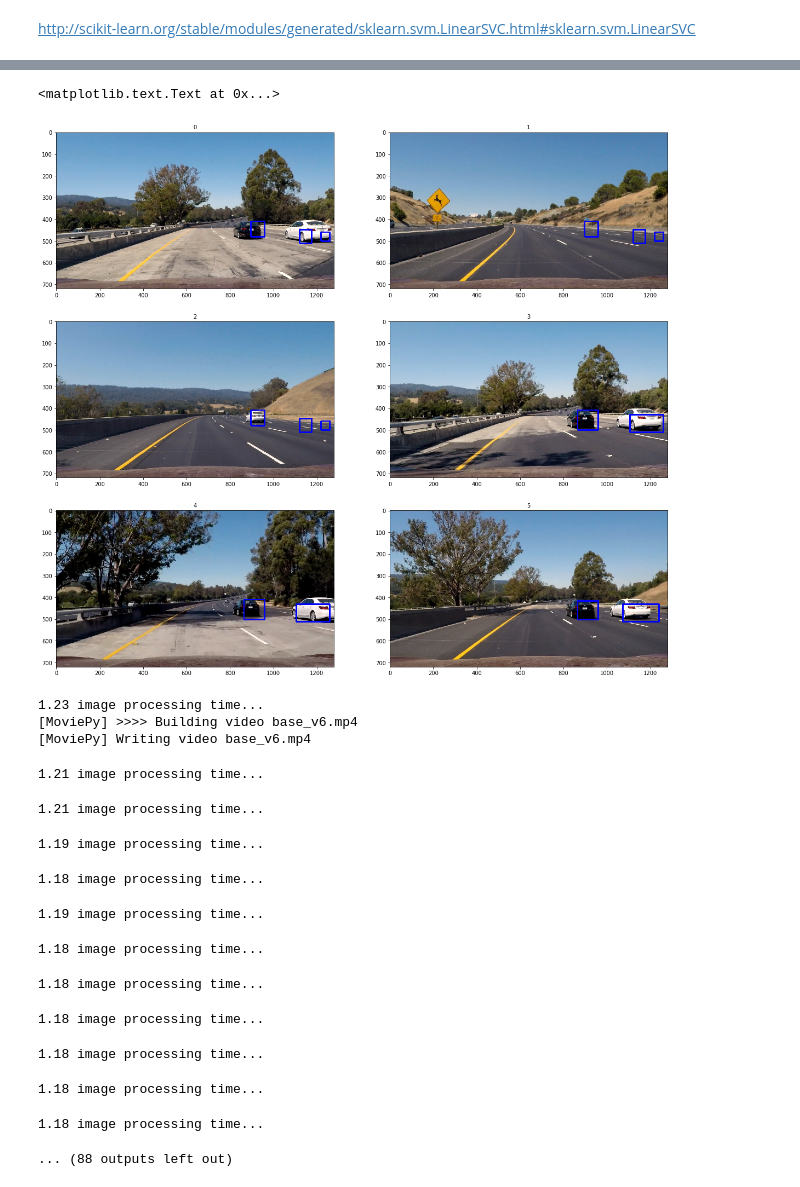
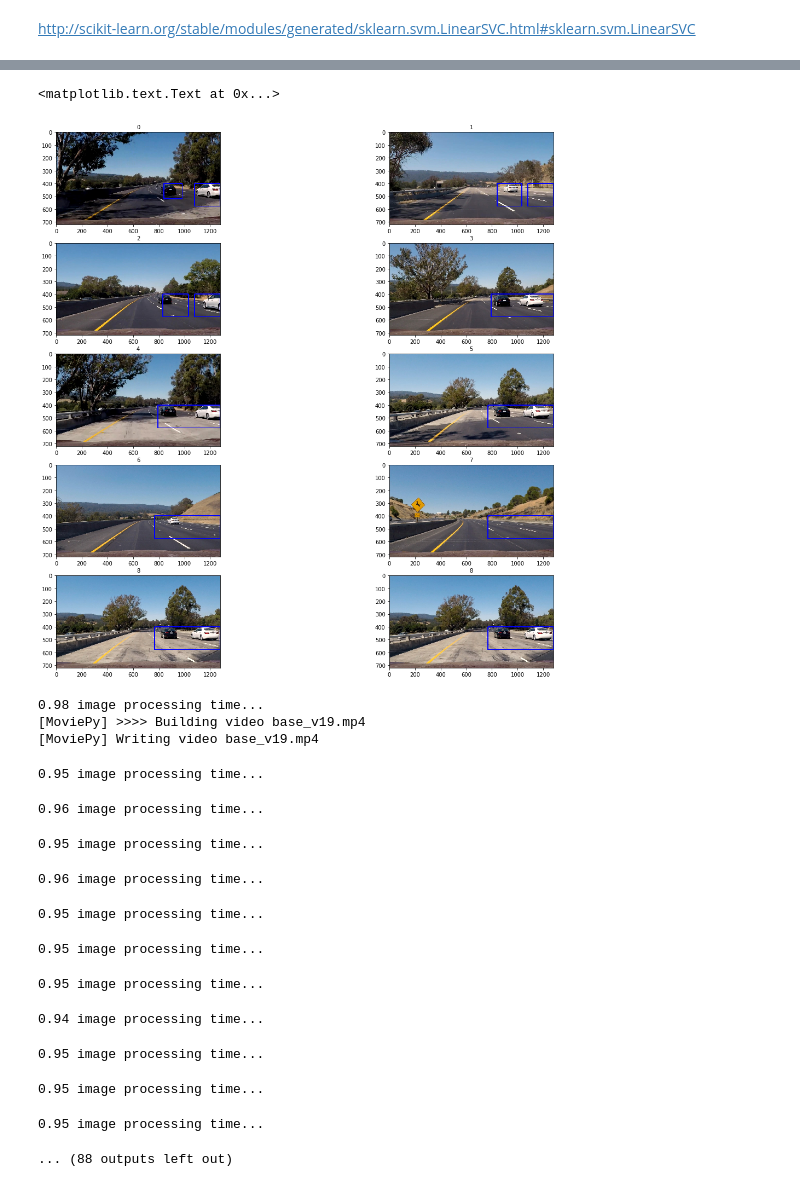
Before and after one commit to duke24k/self-driving-car-nd, a Jupyter notebook: p5/p5_submit_debugging.ipynb, the cells around one changed output, grey strips where cells are left out. Drawn from its saved outputs; the diff is of its cells as text; code cells hidden in the pictures.

```diff
--- a/p5/p5_submit_debugging.ipynb
+++ b/p5/p5_submit_debugging.ipynb
@@ -27,7 +28,8 @@ import itertools
 
 from utils import *
 # %%
-pickle_filename =   "YCrCb0v0"
+#pickle_filename =   "YCrCb0v0"
+pickle_filename = "YCrCbv4"
 
 #pickle_filename =  "HLSALLv0"
 #cutoff= 150
@@ -97,17 +101,22 @@ windows = create_windows(pyramid, image_size,xy_overlap=(0.5, 0.75))
 #print(windows)
 # %%
 heat_box = []
-box_threshold = 1
+box_threshold = 0
 sum_array_threshold = 0
 labeled_image = []
 
-d = deque(maxlen=5)
+image_no = 9
 
-for image in range(6):
+d = deque(maxlen=image_no)
+cutoff=cutoff
+
+
+
+for image in range(image_no):
 
     prefix = 'test_images/test'
 
-    image = mpimg.imread( prefix + str(image+1) + '.jpg')
+    image = mpimg.imread( prefix + str(image_no - image) + '.jpg')
 
     test, box_list, pred_dist = find_cars(image, windows, svc, image_size= (64,64), cutoff=cutoff,
                             cspace=cspace, spatial_size=spatial_size,  hist_bins=hist_bins,
@@ -166,5 +207,5 @@ plt.show()
 # %%
-f, ((ax1, ax2), (ax3, ax4), (ax5, ax6)) = plt.subplots(3, 2, figsize=(20,18))
+f, ((ax1, ax2), (ax3, ax4), (ax5, ax6),(ax7, ax8),(ax9, ax10)) = plt.subplots(5, 2, figsize=(20,18))
 ax1.imshow(heat_box[0])
 ax1.set_title('0', fontsize=10)
 #ax2.imshow(image)
@@ -182,5 +223,17 @@ ax5.set_title('4', fontsize=10)
 
 ax6.imshow(heat_box[5])
 ax6.set_title('5', fontsize=10)
+
+ax7.imshow(heat_box[6])
+ax7.set_title('6', fontsize=10)
+
+ax8.imshow(heat_box[7])
+ax8.set_title('7', fontsize=10)
+
+ax9.imshow(heat_box[8])
+ax9.set_title('8', fontsize=10)
+
+ax10.imshow(heat_box[8])
+ax9.set_title('8', fontsize=10)
 # %% [output]
 <matplotlib.text.Text at 0x...>
@@ -188,25 +241,37 @@ ax6.set_title('5', fontsize=10)
 # %%
-f, ((ax1, ax2), (ax3, ax4), (ax5, ax6)) = plt.subplots(3, 2, figsize=(20,18))
+f, ((ax1, ax2), (ax3, ax4), (ax5, ax6),(ax7, ax8),(ax9, ax10)) = plt.subplots(5, 2, figsize=(20,18))
 ax1.imshow(labeled_image[0])
 ax1.set_title('0', fontsize=10)
 #ax2.imshow(image)
 ax2.imshow(labeled_image[1])
 ax2.set_title('1', fontsize=10)
 
 ax3.imshow(labeled_image[2])
 ax3.set_title('2', fontsize=10)
 
 ax4.imshow(labeled_image[3])
 ax4.set_title('3', fontsize=10)
 
 ax5.imshow(labeled_image[4])
 ax5.set_title('4', fontsize=10)
 
 ax6.imshow(labeled_image[5])
 ax6.set_title('5', fontsize=10)
+
+ax7.imshow(labeled_image[6])
+ax7.set_title('6', fontsize=10)
+
+ax8.imshow(labeled_image[7])
+ax8.set_title('7', fontsize=10)
+
+ax9.imshow(labeled_image[8])
+ax9.set_title('8', fontsize=10)
+
+ax10.imshow(labeled_image[8])
+ax10.set_title('8', fontsize=10)
 # %% [output]
 <matplotlib.text.Text at 0x...>
-[figure, old version]
+[figure, new version]
 # %%
 def find_cars_t(img, windows,  svc, image_size= (64,64), cutoff=140,
                             cspace='RGB', spatial_size=(32,32),  hist_bins=16,
@@ -304,21 +442,21 @@ from IPython.display import HTML
 
 video = VideoFileClip("project_video.mp4")
 project_clip = video.fl_image(process_image) #NOTE: this function expects color images!!
-video_output = "base_v6.mp4"
+video_output = "base_v19.mp4"
 %time project_clip.write_videofile(video_output, audio=False)
 # %% [output]
-1.23 image processing time...
-[MoviePy] >>>> Building video base_v6.mp4
-[MoviePy] Writing video base_v6.mp4
+0.98 image processing time...
+[MoviePy] >>>> Building video base_v19.mp4
+[MoviePy] Writing video base_v19.mp4
-1.21 image processing time...
+0.95 image processing time...
-1.21 image processing time...
+0.96 image processing time...
-1.19 image processing time...
+0.95 image processing time...
-1.18 image processing time...
+0.96 image processing time...
-1.19 image processing time...
+0.95 image processing time...
-1.18 image processing time...
+0.95 image processing time...
-1.18 image processing time...
+0.95 image processing time...
-1.18 image processing time...
+0.94 image processing time...
-1.18 image processing time...
+0.95 image processing time...
-1.18 image processing time...
+0.95 image processing time...
-1.18 image processing time...
+0.95 image processing time...
 ... (88 outputs left out)
```
Also changed, not shown: parts of 19 cells of this notebook, 18 other files.
